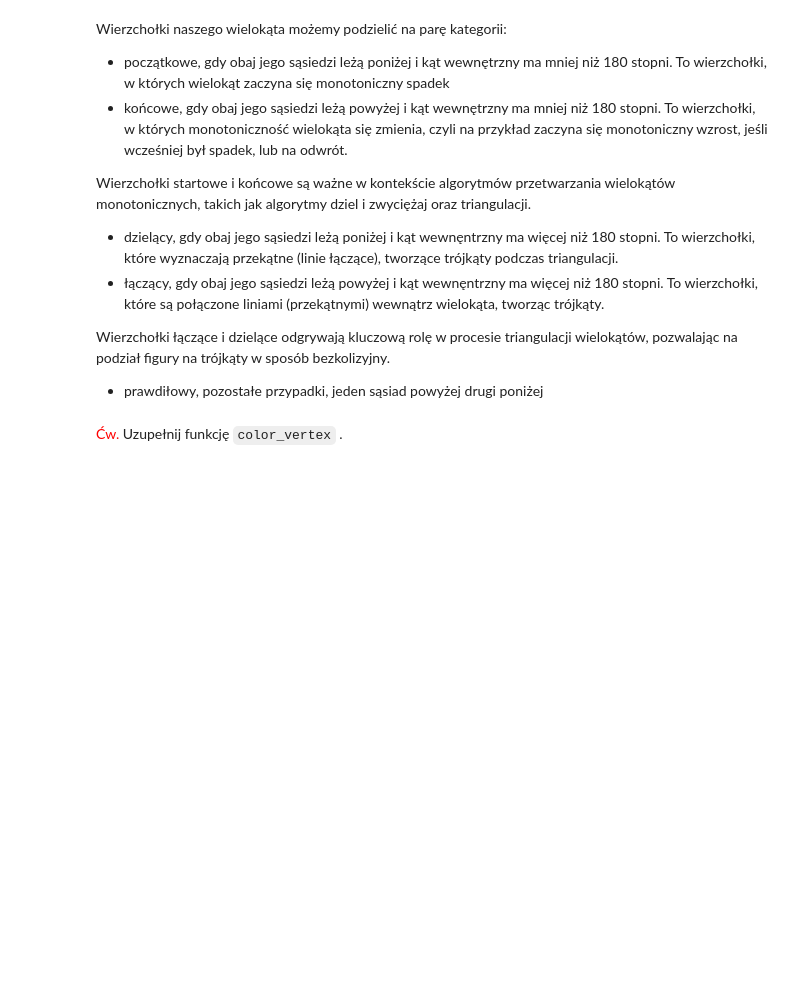
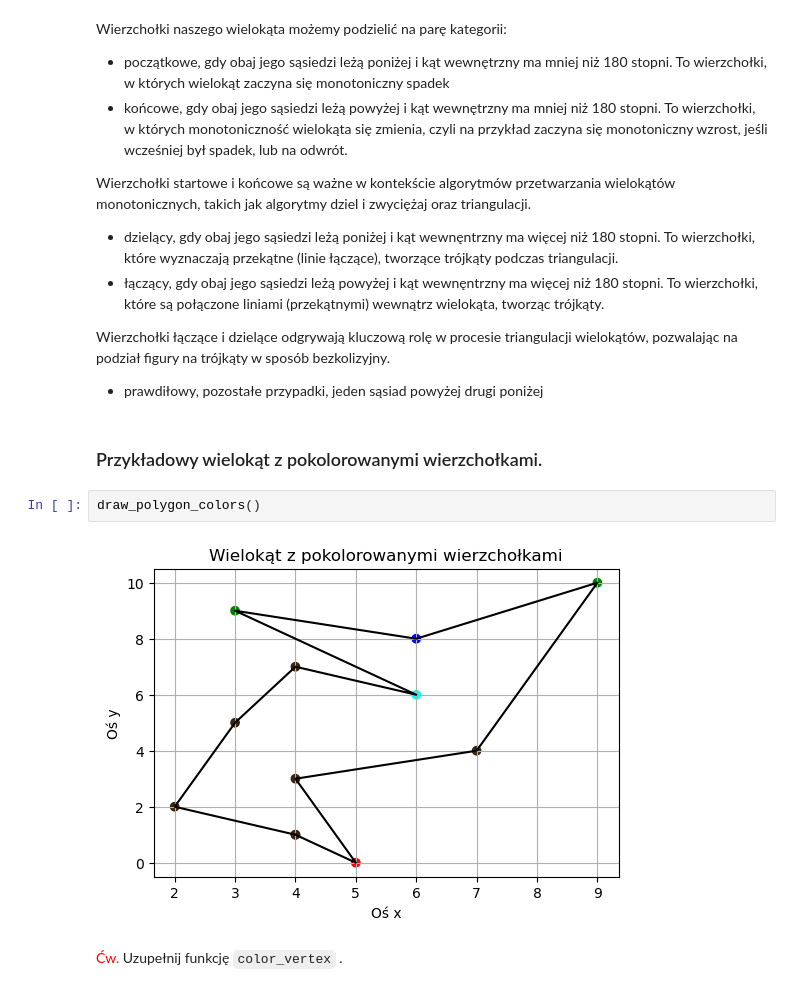
Before and after one commit to aghbit/Algorytmy-Geometryczne, a Jupyter notebook: lab3/main.ipynb, the cells around one changed output. Cells and saved outputs as stored; diff of their text form; blank space fills up the shorter version.

````diff
--- a/lab3/main.ipynb
+++ b/lab3/main.ipynb
@@ -55,6 +117,12 @@ Wierzchołki startowe i końcowe są ważne w kontekście algorytmów przetwarza
 
 Wierzchołki łączące i dzielące odgrywają kluczową rolę w procesie triangulacji wielokątów, pozwalając na podział figury na trójkąty w sposób bezkolizyjny.
 - prawdiłowy, pozostałe przypadki, jeden sąsiad powyżej drugi poniżej
+# %% [markdown]
+### Przykładowy wielokąt z pokolorowanymi wierzchołkami.
+# %%
+draw_polygon_colors()
+# %% [output]
+[figure, added]
 # %% [markdown]
 <span style="color:red">Ćw.</span> Uzupełnij funkcję ```color_vertex``` .
 # %%
````
Also changed, not shown: parts of 13 cells of this notebook.
